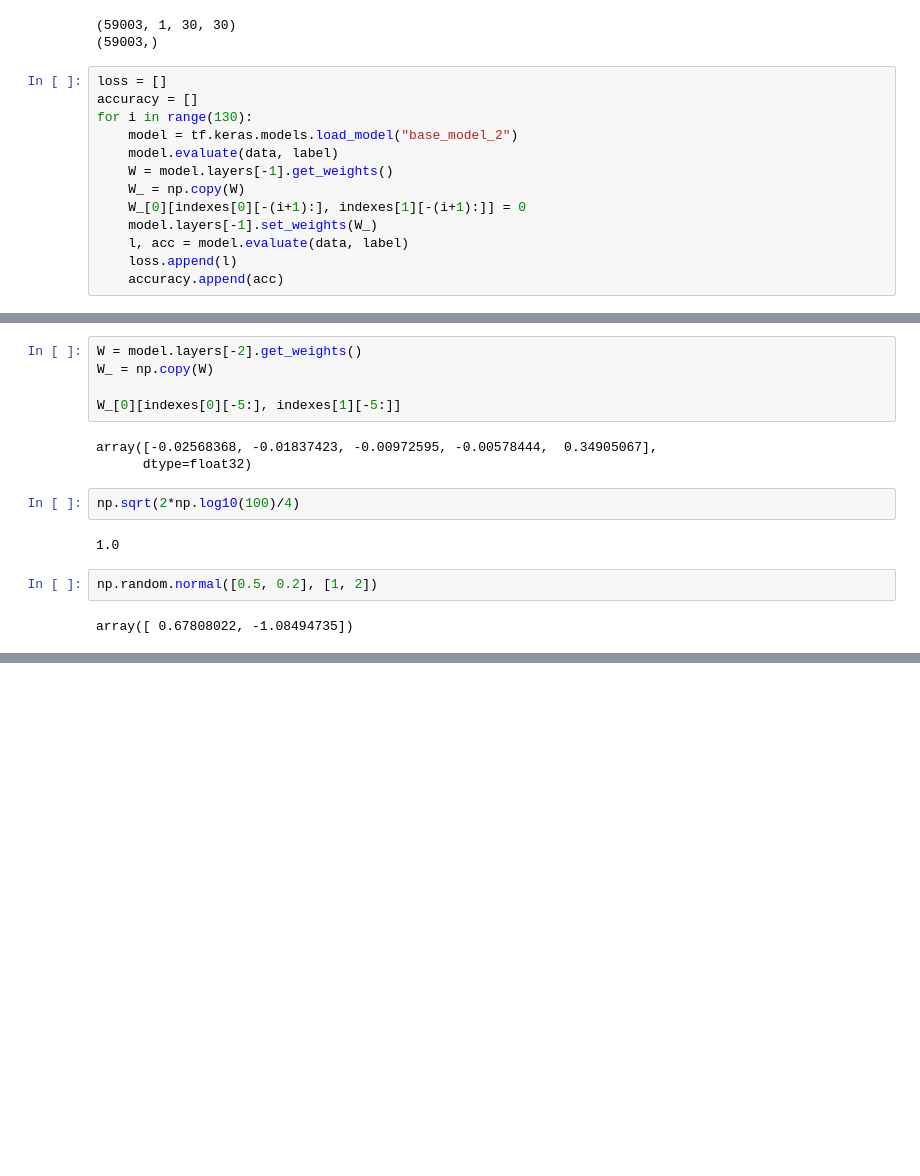
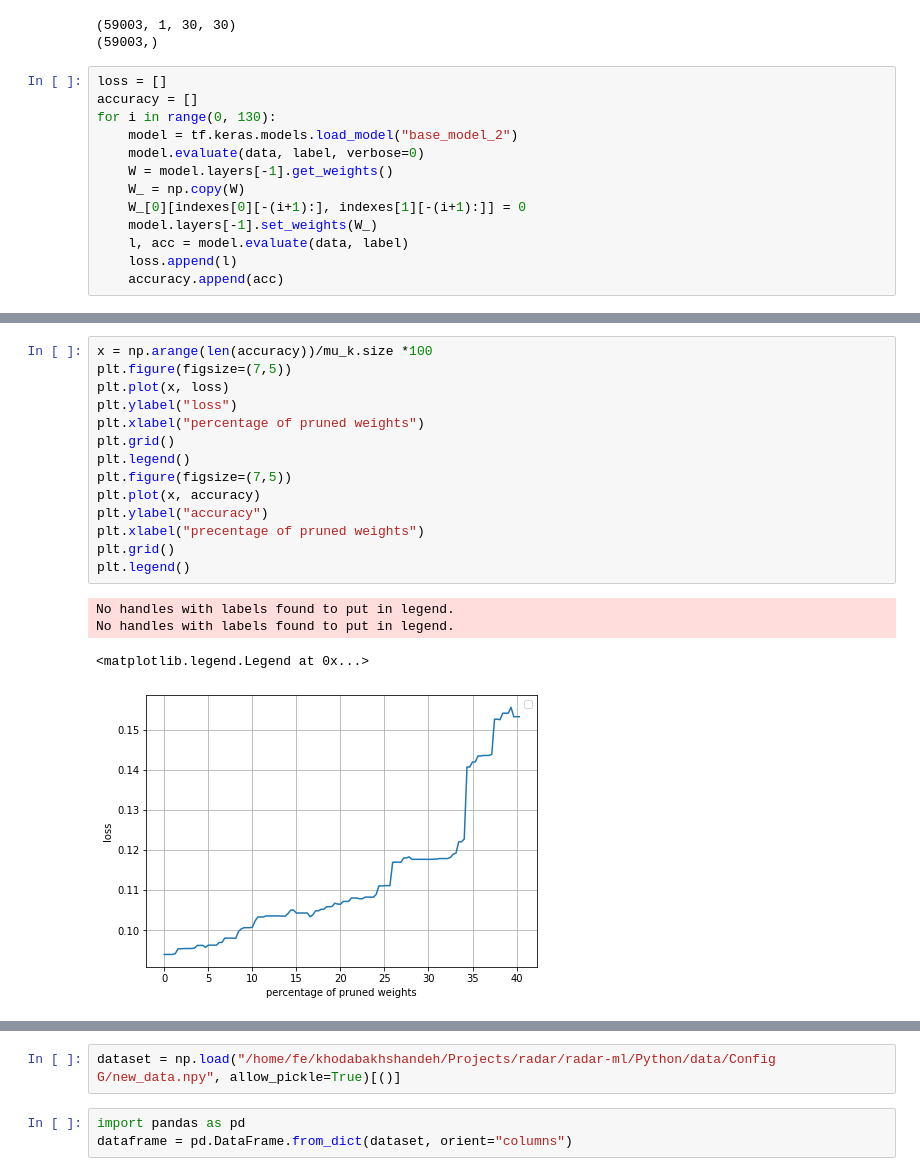
Before and after one commit to hamidkhb/Reinforcement-Learning-for-Neural-Network-Pruning, a Jupyter notebook: main.ipynb, the cells around one changed output, grey strips where cells are left out. Drawn from its saved outputs; the diff is of its cells as text; blank space fills up the shorter version.

```diff
--- a/main.ipynb
+++ b/main.ipynb
@@ -659,9 +677,9 @@ data, label = data_prep("/home/fe/khodabakhshandeh/Projects/radar/radar-ml/Pytho
 # %%
 loss = []
 accuracy = []
-for i in range(130):
+for i in range(0, 130):
     model = tf.keras.models.load_model("base_model_2")
-    model.evaluate(data, label)
+    model.evaluate(data, label, verbose=0)
     W = model.layers[-1].get_weights()
     W_ = np.copy(W)
     W_[0][indexes[0][-(i+1):], indexes[1][-(i+1):]] = 0
@@ -703,16 +708,19 @@ Text(0.5, 0, 'number of pruned weights')
-# %%
-W = model.layers[-2].get_weights()
-W_ = np.copy(W)
-
-W_[0][indexes[0][-5:], indexes[1][-5:]]
-# %% [output]
-array([-0.02568368, -0.01837423, -0.00972595, -0.00578444,  0.34905067],
-      dtype=float32)
-# %%
-np.sqrt(2*np.log10(100)/4)
-# %% [output]
-1.0
-# %%
-np.random.normal([0.5, 0.2], [1, 2])
-# %% [output]
-array([ 0.67808022, -1.08494735])
+# %%
+x = np.arange(len(accuracy))/mu_k.size *100
+plt.figure(figsize=(7,5))
+plt.plot(x, loss)
+plt.ylabel("loss")
+plt.xlabel("percentage of pruned weights")
+plt.grid()
+plt.legend()
+plt.figure(figsize=(7,5))
+plt.plot(x, accuracy)
+plt.ylabel("accuracy")
+plt.xlabel("precentage of pruned weights")
+plt.grid()
+plt.legend()
+# %% [output]
+No handles with labels found to put in legend.
+No handles with labels found to put in legend.
+<matplotlib.legend.Legend at 0x...>
+[figure, added]
@@ -718,0 +728,5 @@ array([ 0.67808022, -1.08494735])
+# %%
+dataset = np.load("/home/fe/khodabakhshandeh/Projects/radar/radar-ml/Python/data/Config G/new_data.npy", allow_pickle=True)[()]
+# %%
+import pandas as pd
+dataframe = pd.DataFrame.from_dict(dataset, orient="columns")
```
Also changed, not shown: parts of 16 cells of this notebook, 25 other files.
